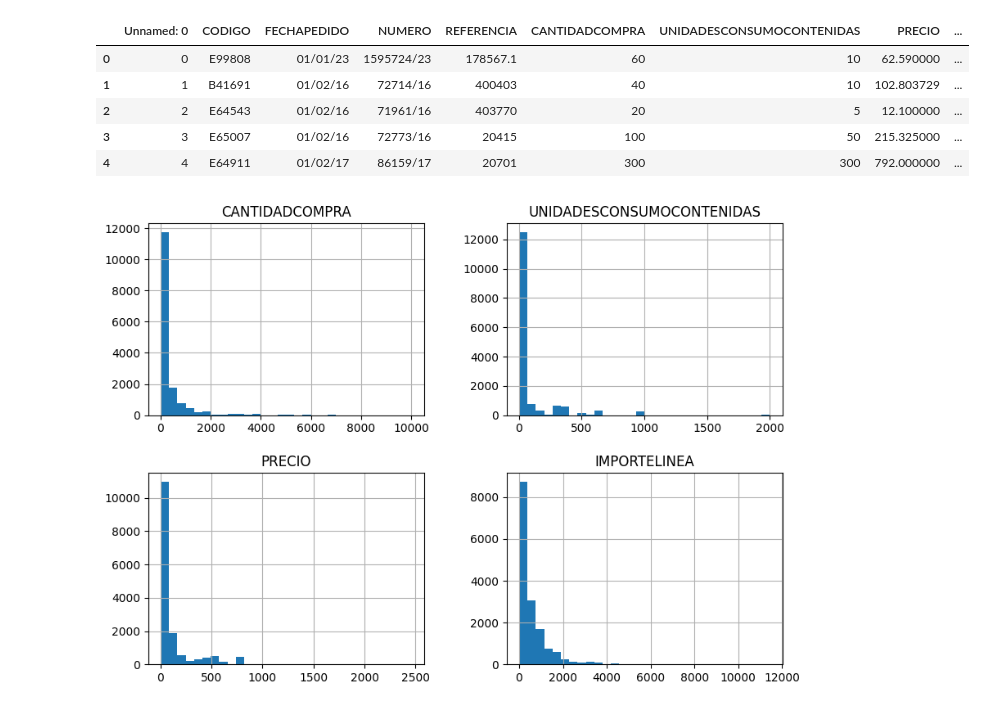
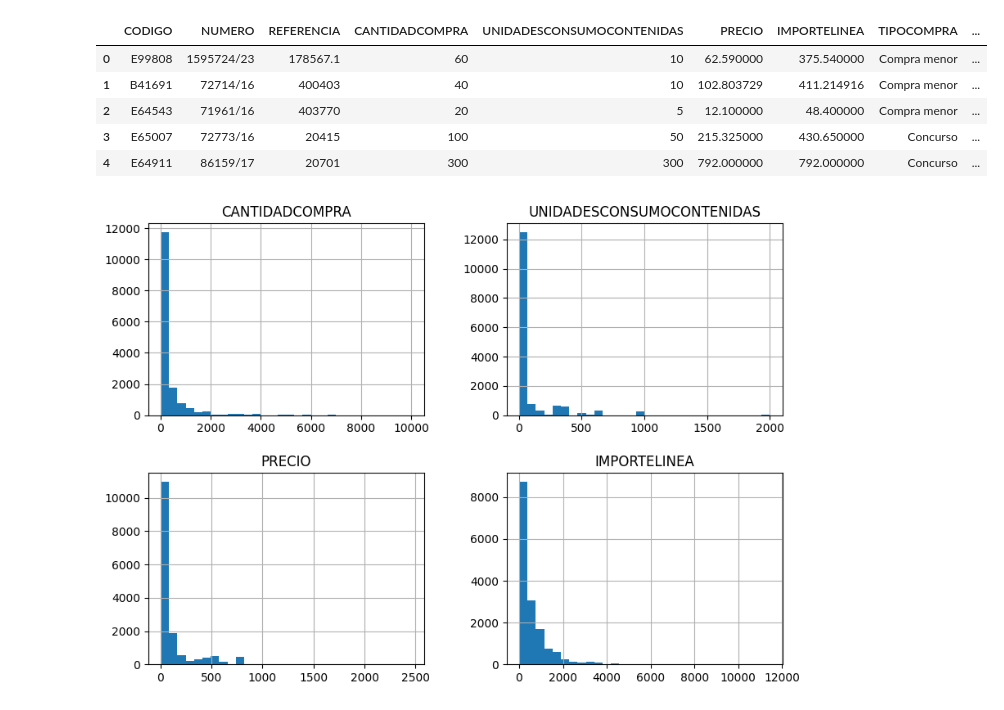
Before and after one commit to JaumeMiL/purchases-prediction, a Jupyter notebook: src/analysis.ipynb, the cells around one changed output. Drawn from its saved outputs; the diff is of its cells as text; code cells hidden in the pictures.

```diff
--- a/src/analysis.ipynb
+++ b/src/analysis.ipynb
@@ -4,13 +4,13 @@ import matplotlib.pyplot as plt
 import matplotlib.dates as mdates
 import seaborn as sns
 # %%
-df = pd.read_csv('../assets/df_processed.csv')
+df = pd.read_csv('../assets/preprocessed_df.csv')
 df.head()
 # %% [output]
-|  | Unnamed: 0 | CODIGO | FECHAPEDIDO | NUMERO | REFERENCIA | CANTIDADCOMPRA | UNIDADESCONSUMOCONTENIDAS | PRECIO | ... |
-| 0 | 0 | E99808 | 01/01/23 | 1595724/23 | 178567.1 | 60 | 10 | 62.590000 | ... |
-| 1 | 1 | B41691 | 01/02/16 | 72714/16 | 400403 | 40 | 10 | 102.803729 | ... |
-| 2 | 2 | E64543 | 01/02/16 | 71961/16 | 403770 | 20 | 5 | 12.100000 | ... |
-| 3 | 3 | E65007 | 01/02/16 | 72773/16 | 20415 | 100 | 50 | 215.325000 | ... |
-| 4 | 4 | E64911 | 01/02/17 | 86159/17 | 20701 | 300 | 300 | 792.000000 | ... |
+|  | CODIGO | NUMERO | REFERENCIA | CANTIDADCOMPRA | UNIDADESCONSUMOCONTENIDAS | PRECIO | IMPORTELINEA | TIPOCOMPRA | ... |
+| 0 | E99808 | 1595724/23 | 178567.1 | 60 | 10 | 62.590000 | 375.540000 | Compra menor | ... |
+| 1 | B41691 | 72714/16 | 400403 | 40 | 10 | 102.803729 | 411.214916 | Compra menor | ... |
+| 2 | E64543 | 71961/16 | 403770 | 20 | 5 | 12.100000 | 48.400000 | Compra menor | ... |
+| 3 | E65007 | 72773/16 | 20415 | 100 | 50 | 215.325000 | 430.650000 | Concurso | ... |
+| 4 | E64911 | 86159/17 | 20701 | 300 | 300 | 792.000000 | 792.000000 | Concurso | ... |
 # %%
```
Also changed, not shown: parts of 1 cell of this notebook.
